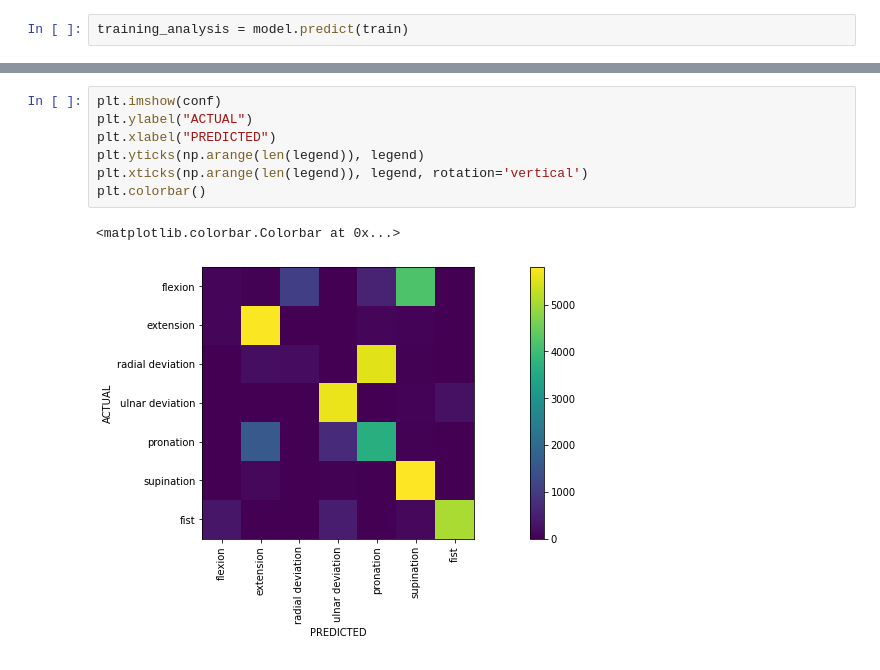
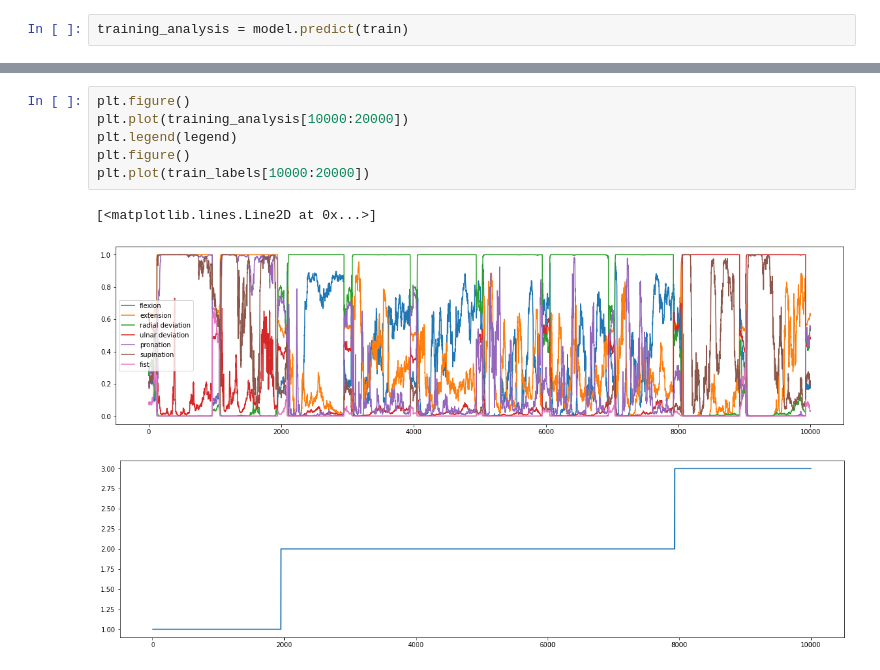
Before and after one commit to aljazfrancic/myo-keras, a Jupyter notebook: myo-keras.ipynb, the cells around one changed output, grey strips where cells are left out. Saved outputs shown, nothing was run; the diff lists cells and outputs as text.

```diff
--- a/myo-keras.ipynb
+++ b/myo-keras.ipynb
@@ -225,10 +233,10 @@ array([[ 108,   39, 1066,    0,  586, 4189,    6],
-# %%
-plt.imshow(conf)
-plt.ylabel("ACTUAL")
-plt.xlabel("PREDICTED")
-plt.yticks(np.arange(len(legend)), legend)
-plt.xticks(np.arange(len(legend)), legend, rotation='vertical')
-plt.colorbar()
-# %% [output]
-<matplotlib.colorbar.Colorbar at 0x...>
-[figure, removed]
+# %%
+plt.figure()
+plt.plot(training_analysis[10000:20000])
+plt.legend(legend)
+plt.figure()
+plt.plot(train_labels[10000:20000])
+# %% [output]
+[<matplotlib.lines.Line2D at 0x...>]
+[figure, added]
+[figure, added]
```
Also changed, not shown: parts of 19 cells of this notebook.
